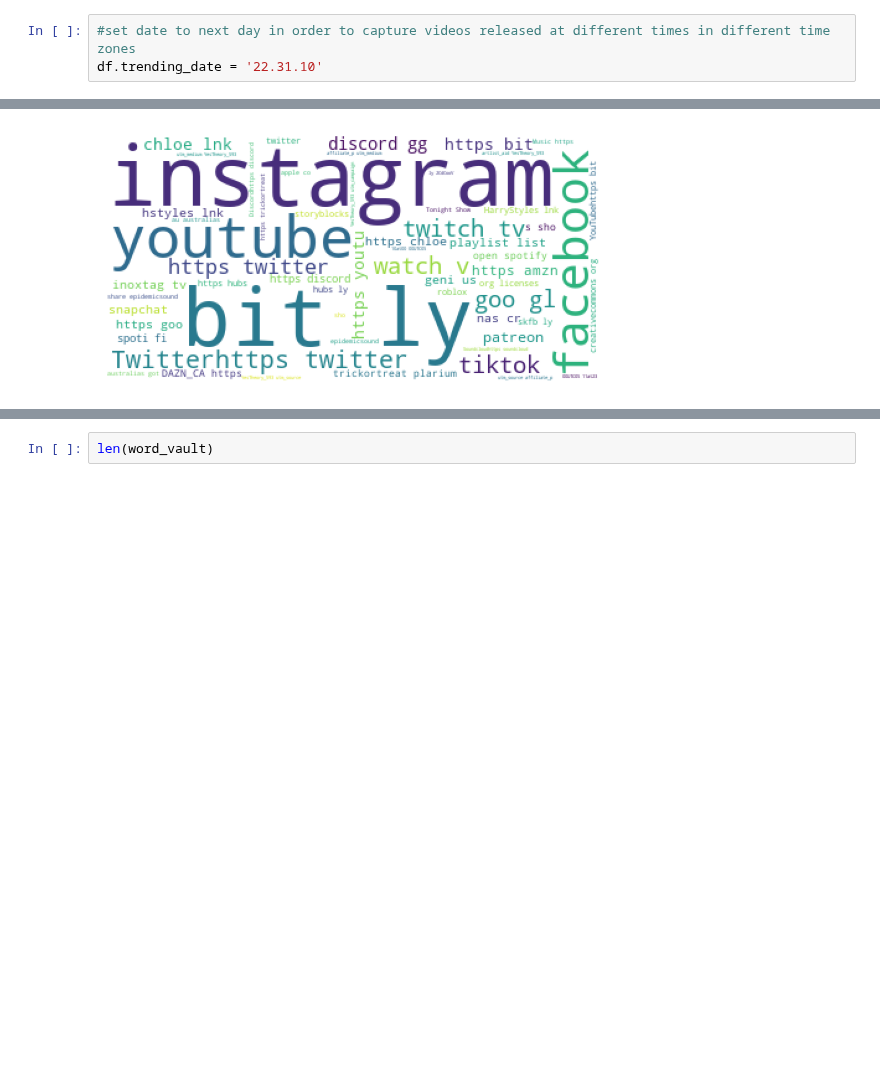
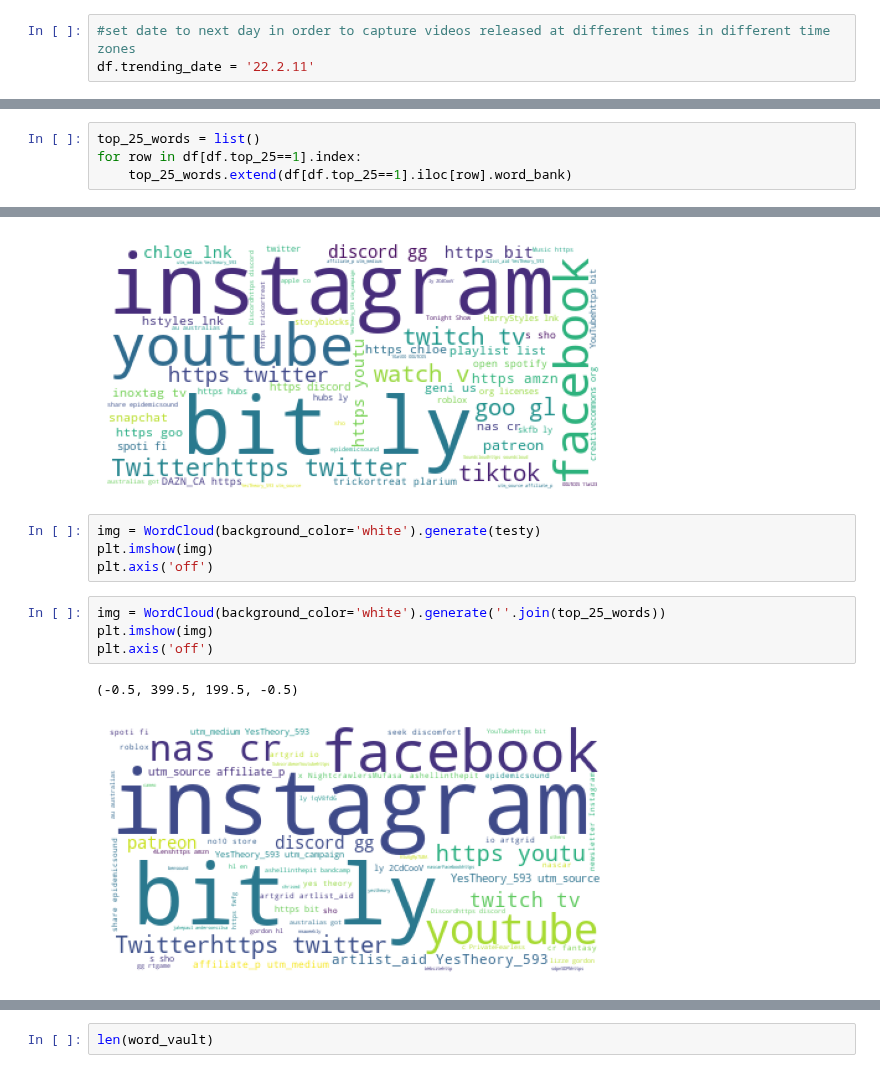
Before and after one commit to Youtube-Data-Analysis/top_200, a Jupyter notebook: shorter_explore.ipynb, the cells around one changed output, grey strips where cells are left out. Cells and saved outputs as stored; diff of their text form; blank space fills up the shorter version.

```diff
--- a/shorter_explore.ipynb
+++ b/shorter_explore.ipynb
@@ -91,7 +76,7 @@ df.publishedAt
 Name: publishedAt, Length: 1229, dtype: datetime64[ns, UTC]
 # %%
 #set date to next day in order to capture videos released at different times in different time zones
-df.trending_date = '22.31.10'
+df.trending_date = '22.2.11'
 # %%
 #convert trending to datetime column --
 df.trending_date = pd.to_datetime(df.trending_date, format='%y.%d.%m', utc=True)
@@ -342,3 +293,7 @@ df.iloc[0].word_bank
 word_vault = list()
 for row in df.index:
    word_vault.extend(df.iloc[row].word_bank)
+# %%
+top_25_words = list()
+for row in df[df.top_25==1].index:
+    top_25_words.extend(df[df.top_25==1].iloc[row].word_bank)
@@ -354,3 +313,14 @@ plt.axis('off')
 # %% [output]
 (-0.5, 399.5, 199.5, -0.5)
 [figure]
+# %%
+img = WordCloud(background_color='white').generate(testy)
+plt.imshow(img)
+plt.axis('off')
+# %%
+img = WordCloud(background_color='white').generate(''.join(top_25_words))
+plt.imshow(img)
+plt.axis('off')
+# %% [output]
+(-0.5, 399.5, 199.5, -0.5)
+[figure, added]
```
Also changed, not shown: parts of 35 cells of this notebook.
